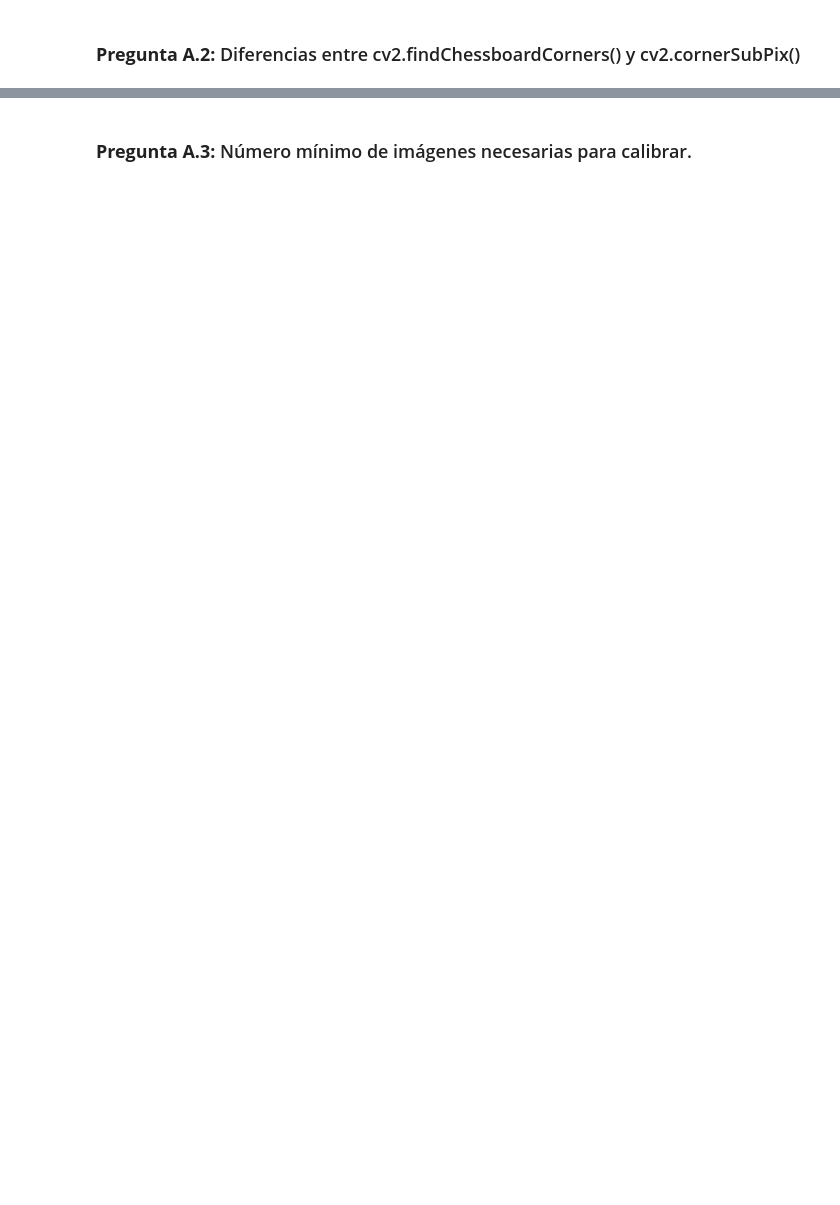
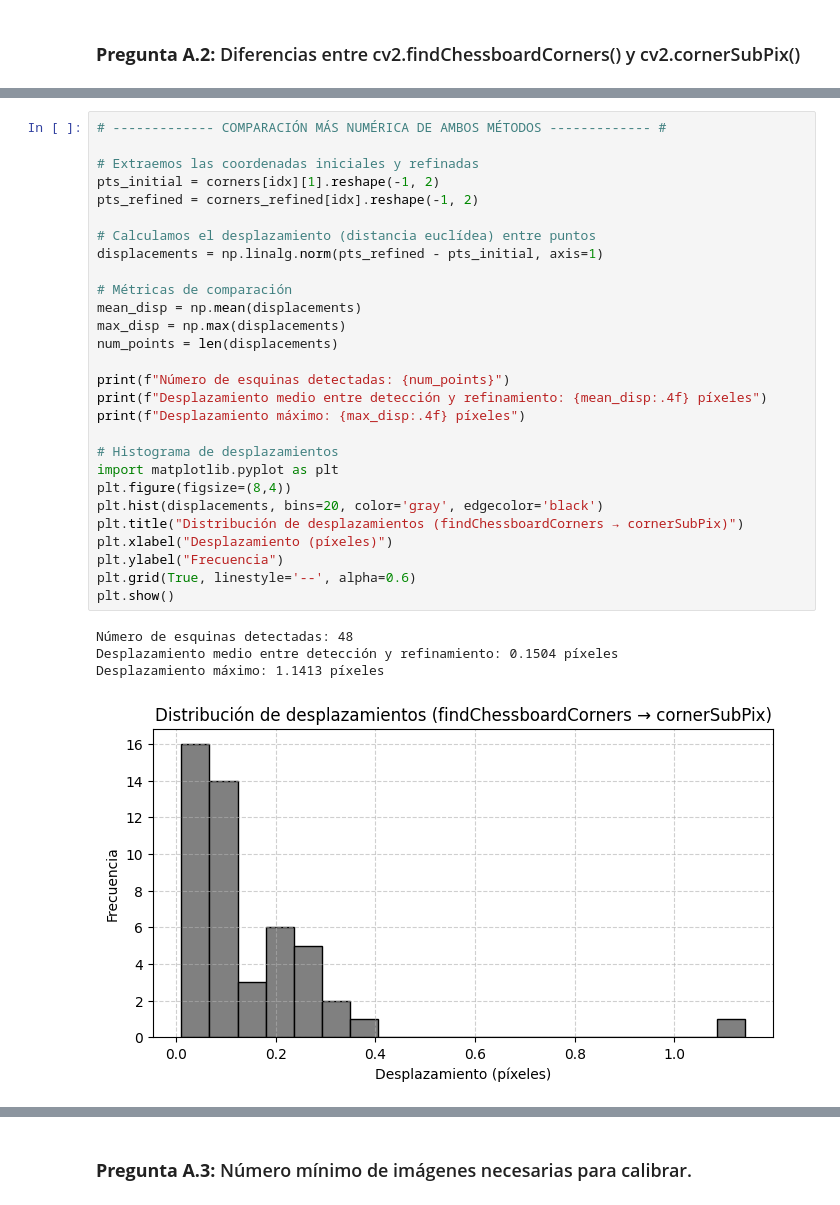
Before and after one commit to beajimeenez/Practicas_Computer_Vision, a Jupyter notebook: Lab_2/Lab_2/src/lab_2.ipynb, the cells around one changed output, grey strips where cells are left out. Drawn from its saved outputs; the diff is of its cells as text; blank space fills up the shorter version.

```diff
--- a/Lab_2/Lab_2/src/lab_2.ipynb
+++ b/Lab_2/Lab_2/src/lab_2.ipynb
@@ -131,0 +258,33 @@ print("Root mean squared reprojection error:\n", rms)
+# %%
+# ------------- COMPARACIÓN MÁS NUMÉRICA DE AMBOS MÉTODOS ------------- #
+
+# Extraemos las coordenadas iniciales y refinadas
+pts_initial = corners[idx][1].reshape(-1, 2)
+pts_refined = corners_refined[idx].reshape(-1, 2)
+
+# Calculamos el desplazamiento (distancia euclídea) entre puntos
+displacements = np.linalg.norm(pts_refined - pts_initial, axis=1)
+
+# Métricas de comparación
+mean_disp = np.mean(displacements)
+max_disp = np.max(displacements)
+num_points = len(displacements)
+
+print(f"Número de esquinas detectadas: {num_points}")
+print(f"Desplazamiento medio entre detección y refinamiento: {mean_disp:.4f} píxeles")
+print(f"Desplazamiento máximo: {max_disp:.4f} píxeles")
+
+# Histograma de desplazamientos
+import matplotlib.pyplot as plt
+plt.figure(figsize=(8,4))
+plt.hist(displacements, bins=20, color='gray', edgecolor='black')
+plt.title("Distribución de desplazamientos (findChessboardCorners → cornerSubPix)")
+plt.xlabel("Desplazamiento (píxeles)")
+plt.ylabel("Frecuencia")
+plt.grid(True, linestyle='--', alpha=0.6)
+plt.show()
+# %% [output]
+Número de esquinas detectadas: 48
+Desplazamiento medio entre detección y refinamiento: 0.1504 píxeles
+Desplazamiento máximo: 1.1413 píxeles
+[figure, added]
```
Also changed, not shown: parts of 15 cells of this notebook, 54 other files.
